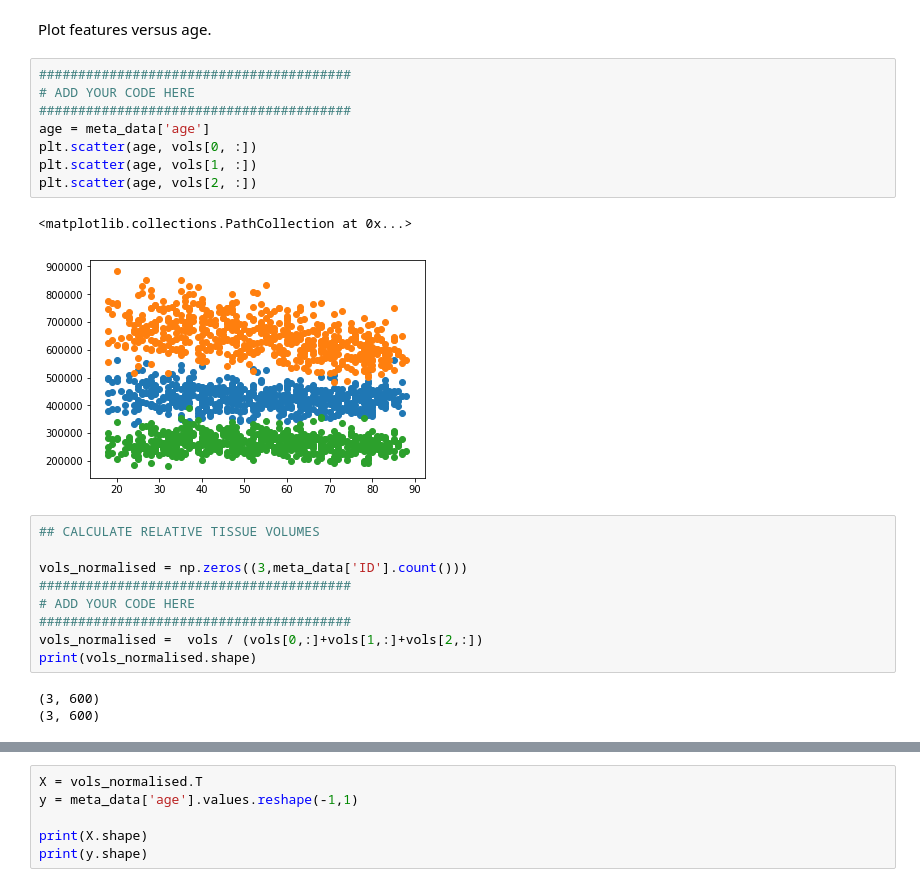
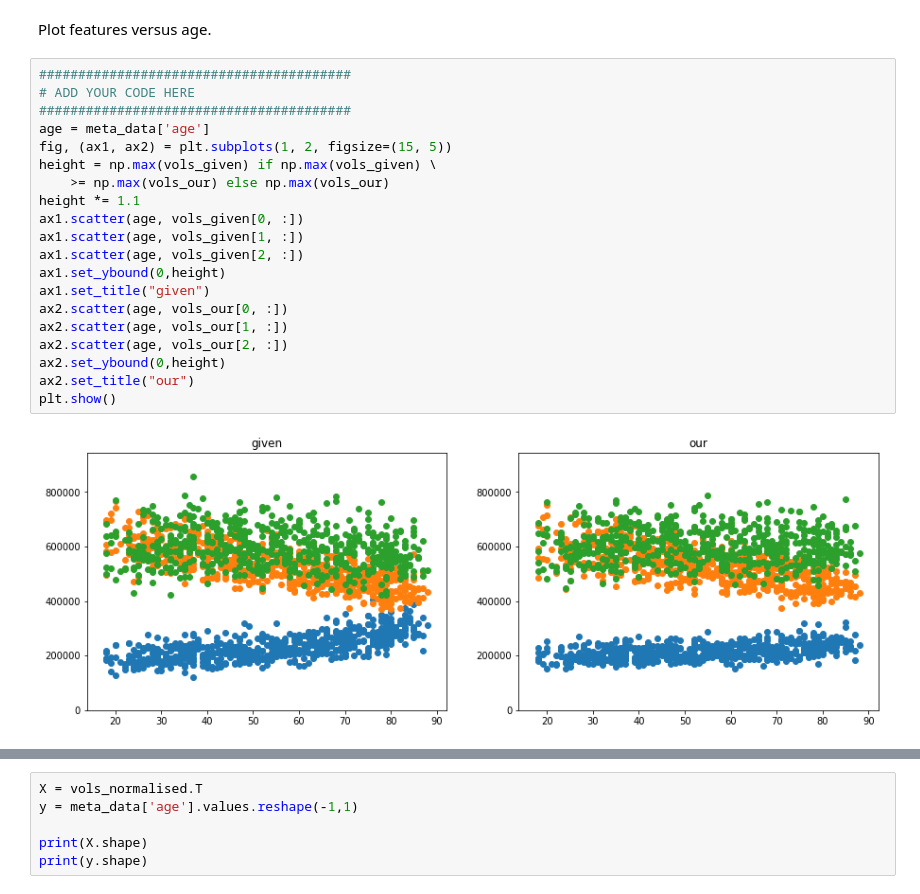
Before and after one commit to chengyiz/Brain-MRI-Segmentation, a Jupyter notebook: mli-coursework-2/MLI-CW-2.ipynb, the cells around one changed output, grey strips where cells are left out. Cells and saved outputs as stored; diff of their text form.

```diff
--- a/mli-coursework-2/MLI-CW-2.ipynb
+++ b/mli-coursework-2/MLI-CW-2.ipynb
@@ -611,25 +650,24 @@ for i in range(meta_data['ID'].count()):
 # %% [markdown]
 Plot features versus age.
-# %%
-########################################
-# ADD YOUR CODE HERE
-########################################
-age = meta_data['age']
-plt.scatter(age, vols[0, :])
-plt.scatter(age, vols[1, :])
-plt.scatter(age, vols[2, :])
-# %% [output]
-<matplotlib.collections.PathCollection at 0x...>
-[figure, removed]
-# %%
-## CALCULATE RELATIVE TISSUE VOLUMES
-
-vols_normalised = np.zeros((3,meta_data['ID'].count()))
-########################################
-# ADD YOUR CODE HERE
-########################################
-vols_normalised =  vols / (vols[0,:]+vols[1,:]+vols[2,:])
-print(vols_normalised.shape)
-# %% [output]
-(3, 600)
-(3, 600)
+# %%
+########################################
+# ADD YOUR CODE HERE
+########################################
+age = meta_data['age']
+fig, (ax1, ax2) = plt.subplots(1, 2, figsize=(15, 5))
+height = np.max(vols_given) if np.max(vols_given) \
+    >= np.max(vols_our) else np.max(vols_our)
+height *= 1.1
+ax1.scatter(age, vols_given[0, :])
+ax1.scatter(age, vols_given[1, :])
+ax1.scatter(age, vols_given[2, :])
+ax1.set_ybound(0,height)
+ax1.set_title("given")
+ax2.scatter(age, vols_our[0, :])
+ax2.scatter(age, vols_our[1, :])
+ax2.scatter(age, vols_our[2, :])
+ax2.set_ybound(0,height)
+ax2.set_title("our")
+plt.show()
+# %% [output]
+[figure, added]
```
Also changed, not shown: parts of 17 cells of this notebook, 1 other file.
